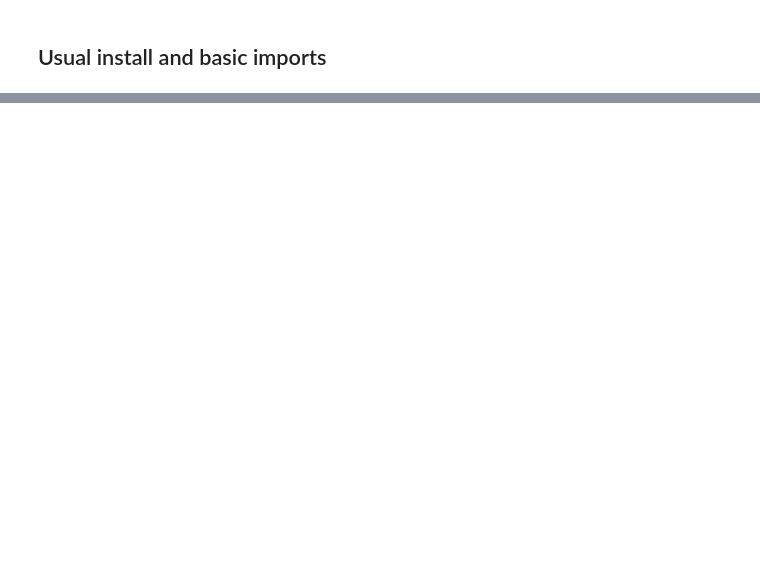
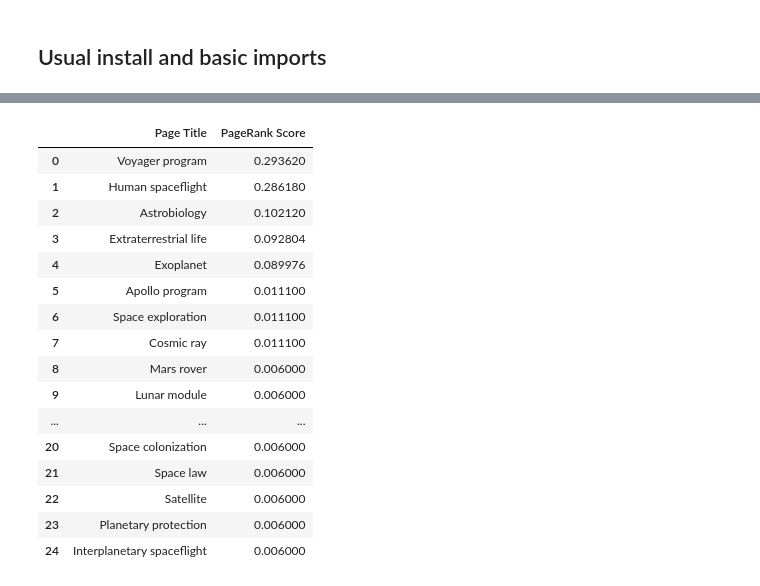
Before and after one commit to UniVR-DH/ADHLab, a Jupyter notebook: lecture06.ipynb, the cells around one changed output, grey strips where cells are left out. Cells and saved outputs as stored; diff of their text form; code cells hidden in the pictures; blank space fills up the shorter version.

```diff
--- a/lecture06.ipynb
+++ b/lecture06.ipynb
@@ -43,0 +168,35 @@ Successfully installed cloudpathlib-0.16.0 spacy-3.7.0 weasel-0.3.4
+# %%
+import pandas as pd
+
+def calculate_pagerank(graph):
+    return nx.pagerank(graph)
+
+def display_pagerank_table(pagerank_scores):
+    df = pd.DataFrame(list(pagerank_scores.items()), columns=['Page Title', 'PageRank Score'])
+    df = df.sort_values(by='PageRank Score', ascending=False).reset_index(drop=True)
+    display(df)
+
+
+# Calculate PageRank scores
+pagerank_scores = calculate_pagerank(space_exploration_graph)
+
+# Display the PageRank scores in a table
+display_pagerank_table(pagerank_scores)
+# %% [output]
+|  | Page Title | PageRank Score |
+| 0 | Voyager program | 0.293620 |
+| 1 | Human spaceflight | 0.286180 |
+| 2 | Astrobiology | 0.102120 |
+| 3 | Extraterrestrial life | 0.092804 |
+| 4 | Exoplanet | 0.089976 |
+| 5 | Apollo program | 0.011100 |
+| 6 | Space exploration | 0.011100 |
+| 7 | Cosmic ray | 0.011100 |
+| 8 | Mars rover | 0.006000 |
+| 9 | Lunar module | 0.006000 |
+| ... | ... | ... |
+| 20 | Space colonization | 0.006000 |
+| 21 | Space law | 0.006000 |
+| 22 | Satellite | 0.006000 |
+| 23 | Planetary protection | 0.006000 |
+| 24 | Interplanetary spaceflight | 0.006000 |
```
Also changed, not shown: parts of 5 cells of this notebook.
